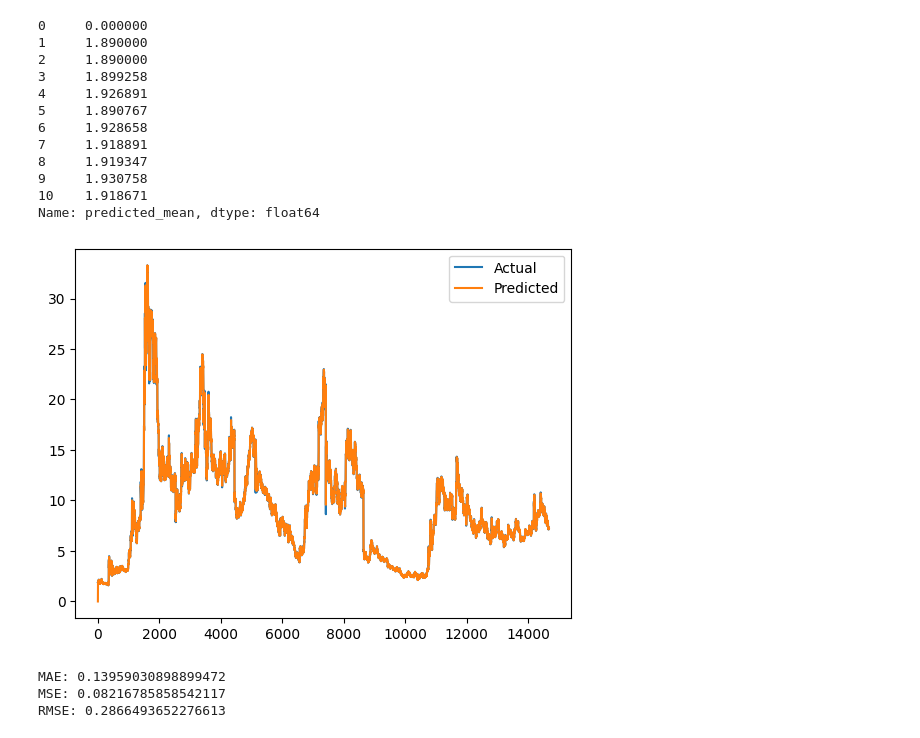
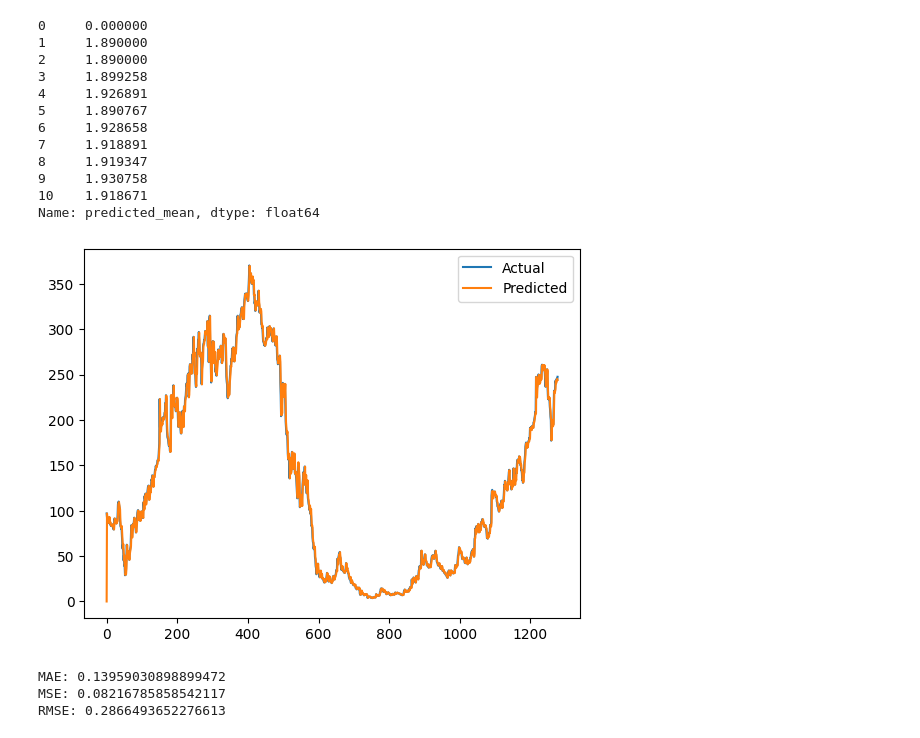
Before and after one commit to thdhyan/StockHack2025, a Jupyter notebook: arima.ipynb, the cells around one changed output. Drawn from its saved outputs; the diff is of its cells as text; code cells hidden in the pictures.

```diff
--- a/arima.ipynb
+++ b/arima.ipynb
@@ -118,24 +119,26 @@ model_fit.predict(start=0, end=20)
 Name: predicted_mean, dtype: float64
 # %%
 #  Using the ARIMA model to predict the next 5 points for all data points
+df2 = pd.read_csv('data/raw/CVNA.csv')
 X_train = df2['close'].values
 X_test = df2['close'].values
 predictions = []
 model = ARIMA(X_train, order=(5,1,0))
 model_fit = model.fit()
 for i in range(0, len(X_test), forecast):
     pred = model_fit.predict(start=i, end=i+forecast-1)
     predictions.extend(pred)
 
 
 predictions = predictions[:len(X_test)]
 # PLot Actual adn Predicted values
 plt.plot(X_test)
 plt.plot(predictions)
 plt.legend(['Actual', 'Predicted'])
+plt.savefig('arima_CVNA.png')
 plt.show()
 # %% [output]
-[figure, old version]
+[figure, new version]
 # %%
 # Compute MSE,RMSE and MAE to evaluate the model
 from sklearn.metrics import mean_squared_error
```
Also changed, not shown: parts of 2 cells of this notebook, 25 other files.
